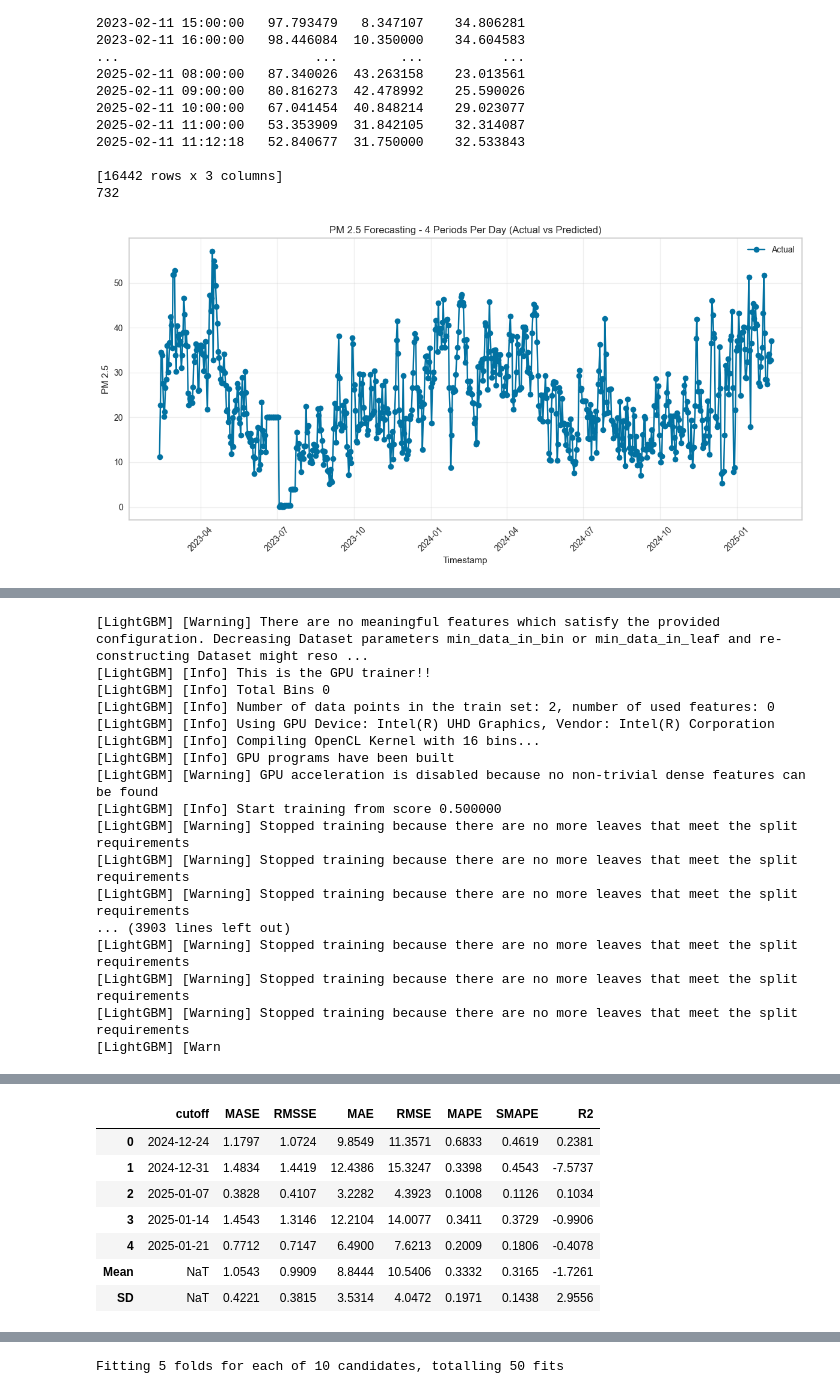
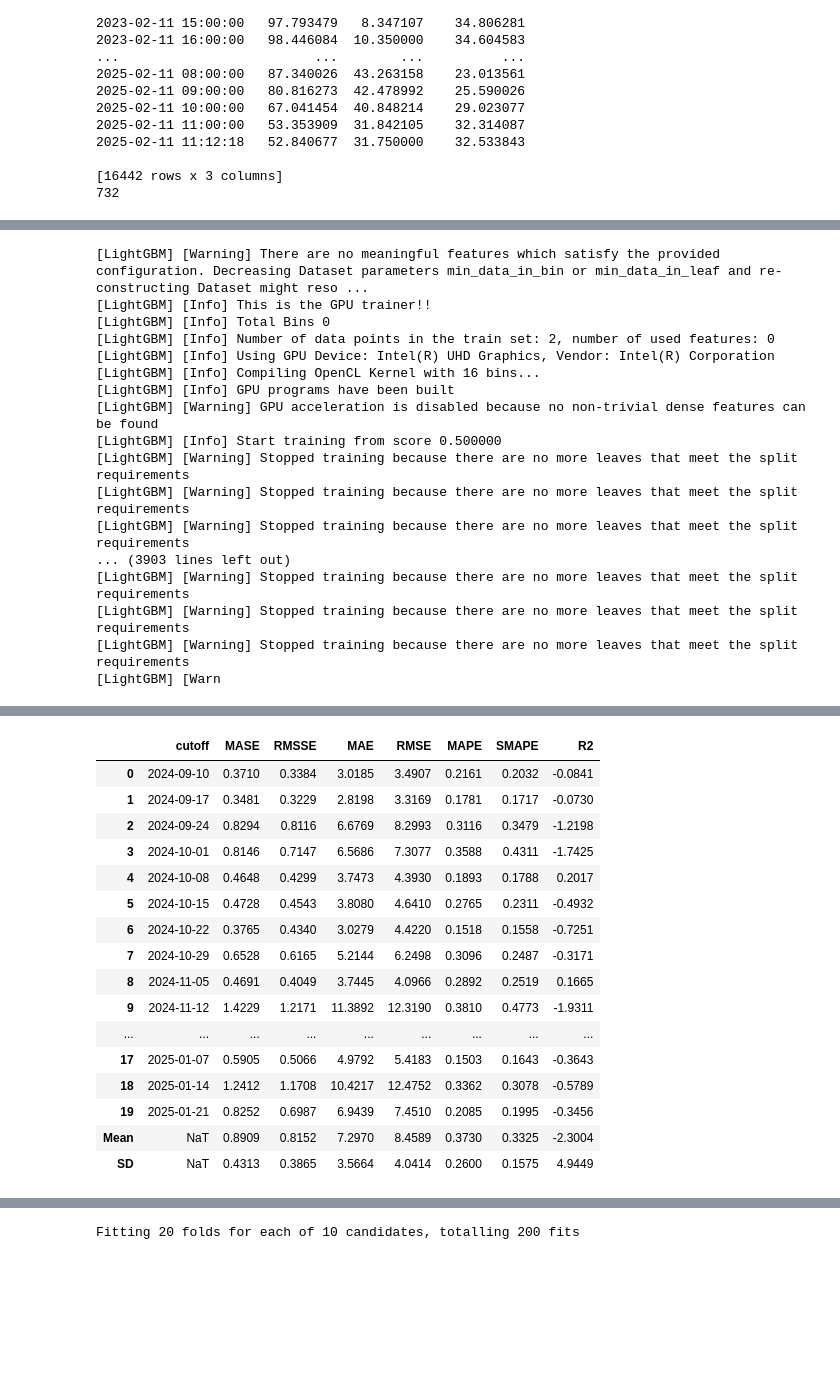
Before and after one commit to Peeranatz/Project_Predic_PM-2.5srk, a Jupyter notebook: test_final.ipynb, the cells around one changed output, grey strips where cells are left out. Drawn from its saved outputs; the diff is of its cells as text; code cells hidden in the pictures; blank space fills up the shorter version.

```diff
--- a/test_final.ipynb
+++ b/test_final.ipynb
@@ -29,7 +29,7 @@ one_year_ago = df.index.max() - pd.DateOffset(years=2) # หาวันที
 df = df[df.index >= one_year_ago]  # กรองข้อมูลที่อยู่ในช่วง 2 ปีล่าสุด
 
 # ลบคอลัมน์ที่ไม่จำเป็นออก
-df.drop(columns=["timezone", "Unnamed: 0", "pm_2_5_sp","location"], inplace=True, errors="ignore")
+df.drop(columns=["timezone", "Unnamed: 0", "pm_2_5_sp"], inplace=True, errors="ignore")
 
 # ลบค่าผิดปกติ (Outliers) โดยใช้ IQR (Interquartile Range)
 Q1 = df["pm_2_5"].quantile(0.25) # หา Q1
@@ -61,10 +61,6 @@ df = df.resample("D").mean().fillna(method="ffill")
 # ทำการ Resample ข้อมูลเป็นรายวันอีกครั้ง
 df = df.resample("D").mean()
 
-# เพิ่ม Fourier Terms สำหรับ Weekly Seasonality
-fourier = Fourier(period=7, order=2) # สร้าง Fourier Object โดยใช้ Period 7 และ Order 2
-fourier_features = fourier.in_sample(df.index) # สร้าง Fourier Features จากข้อมูลที่มีอยู่
-df = pd.concat([df, fourier_features], axis=1) # รวมข้อมูลเข้าด้วยกัน
 df.dropna(inplace=True) # ลบค่าที่หายไป
 
 # เพิ่ม Lag Features สำหรับ Short-Term และ Long-Term
@@ -94,15 +90,13 @@ for window in [2, 3, 5,7,14]:
         df["temperature"].shift(7).rolling(window=window, min_periods=1).std() # สร้าง Rolling Std ของ temperature
     )
 
-# one_year_ago = df.index.max() - pd.DateOffset(years=2)
-# df = df[df.index >= one_year_ago]
 
 # ลบคอลัมน์ 'temperature' และ 'humidity' หลังจากทำการเพิ่ม Feature แล้ว
 df = df.drop(columns=["temperature","humidity"])
 df = df.asfreq("D").fillna(method="bfill")  # ทำการเติมค่าที่หายไปด้วยวิธี Backward Fill
 
 
-# แบ่งข้อมูลสำหรับฝึกและทดสอบ (7 วัน = 28 ช่วง)
+# แบ่งข้อมูลสำหรับฝึกและทดสอบ (7 วัน )
 train = df.iloc[:-7]  # แบ่ง train
 test = df.iloc[-7:]  # แบ่ง test
 
@@ -131,25 +125,6 @@ timestamp
 
 [16442 rows x 3 columns]
 732
-# %%
-plt.figure(figsize=(12, 6)) # กำหนดขนาดของกราฟ
-plt.plot(
-    df["pm_2_5"].index, df["pm_2_5"], label="Actual", marker="o"
-) # แสดงกราฟ PM 2.5 Actual
-
-#  แสดงกราฟ PM 2.5 Forecasting
-plt.title("PM 2.5 Forecasting - 4 Periods Per Day (Actual vs Predicted)") # ตั้งชื่อกราฟ
-plt.xlabel("Timestamp") # ตั้งชื่อแกน X
-plt.ylabel("PM 2.5") # ตั้งชื่อแกน Y
-plt.legend() # แสดงคำอธิบายกราฟ
-plt.grid(True, alpha=0.3) # แสดง Grid ในกราฟ
-
-# เพิ่มการแสดงช่วงเวลาให้ชัดเจนขึ้น
-plt.xticks(rotation=45) # หมุน Label ของแกน X
-plt.tight_layout() # ปรับ Layout ให้เข้ากับกราฟ
-plt.show() # แสดงกราฟ
-# %% [output]
-[figure, removed]
 # %%
 # *** การเตรียมข้อมูลสำหรับการทำ Time Series Forecasting ด้วย Pycaret ***
 
@@ -160,7 +135,7 @@ experiment = setup(
     session_id=123, # ตั้งค่า Random Seed เป็น 123
     use_gpu=True, # ใช้ GPU
     fh=7, # ทำการพยากรณ์ 7 วัน
-    fold=5, # ใช้ 5 Folds
+    fold=20, # ใช้ 20 Folds
     seasonal_period="D", # ตั้งค่า Seasonal Period เป็น Daily
     verbose=True, # แสดง Log ของการทำงาน
 )
@@ -198,29 +173,38 @@ predictions = predict_model(final_arima, X=X_forecast) # *** ทำการพ
 [LightGBM] [Warning] There are no meaningful features which satisfy the provided configuration. Decreasing Dataset parameters min_data_in_bin or min_data_in_leaf and re-constructing Dataset might reso ...
 [LightGBM] [Info] This is the GPU trainer!!
 [LightGBM] [Info] Total Bins 0
 [LightGBM] [Info] Number of data points in the train set: 2, number of used features: 0
 [LightGBM] [Info] Using GPU Device: Intel(R) UHD Graphics, Vendor: Intel(R) Corporation
 [LightGBM] [Info] Compiling OpenCL Kernel with 16 bins...
 [LightGBM] [Info] GPU programs have been built
 [LightGBM] [Warning] GPU acceleration is disabled because no non-trivial dense features can be found
 [LightGBM] [Info] Start training from score 0.500000
 [LightGBM] [Warning] Stopped training because there are no more leaves that meet the split requirements
 [LightGBM] [Warning] Stopped training because there are no more leaves that meet the split requirements
 [LightGBM] [Warning] Stopped training because there are no more leaves that meet the split requirements
 ... (3903 lines left out)
 [LightGBM] [Warning] Stopped training because there are no more leaves that meet the split requirements
 [LightGBM] [Warning] Stopped training because there are no more leaves that meet the split requirements
 [LightGBM] [Warning] Stopped training because there are no more leaves that meet the split requirements
 [LightGBM] [Warn
 [interactive output not drawn]
 |  | cutoff | MASE | RMSSE | MAE | RMSE | MAPE | SMAPE | R2 |
-| 0 | 2024-12-24 | 1.1797 | 1.0724 | 9.8549 | 11.3571 | 0.6833 | 0.4619 | 0.2381 |
-| 1 | 2024-12-31 | 1.4834 | 1.4419 | 12.4386 | 15.3247 | 0.3398 | 0.4543 | -7.5737 |
-| 2 | 2025-01-07 | 0.3828 | 0.4107 | 3.2282 | 4.3923 | 0.1008 | 0.1126 | 0.1034 |
-| 3 | 2025-01-14 | 1.4543 | 1.3146 | 12.2104 | 14.0077 | 0.3411 | 0.3729 | -0.9906 |
-| 4 | 2025-01-21 | 0.7712 | 0.7147 | 6.4900 | 7.6213 | 0.2009 | 0.1806 | -0.4078 |
-| Mean | NaT | 1.0543 | 0.9909 | 8.8444 | 10.5406 | 0.3332 | 0.3165 | -1.7261 |
-| SD | NaT | 0.4221 | 0.3815 | 3.5314 | 4.0472 | 0.1971 | 0.1438 | 2.9556 |
+| 0 | 2024-09-10 | 0.3710 | 0.3384 | 3.0185 | 3.4907 | 0.2161 | 0.2032 | -0.0841 |
+| 1 | 2024-09-17 | 0.3481 | 0.3229 | 2.8198 | 3.3169 | 0.1781 | 0.1717 | -0.0730 |
+| 2 | 2024-09-24 | 0.8294 | 0.8116 | 6.6769 | 8.2993 | 0.3116 | 0.3479 | -1.2198 |
+| 3 | 2024-10-01 | 0.8146 | 0.7147 | 6.5686 | 7.3077 | 0.3588 | 0.4311 | -1.7425 |
+| 4 | 2024-10-08 | 0.4648 | 0.4299 | 3.7473 | 4.3930 | 0.1893 | 0.1788 | 0.2017 |
+| 5 | 2024-10-15 | 0.4728 | 0.4543 | 3.8080 | 4.6410 | 0.2765 | 0.2311 | -0.4932 |
+| 6 | 2024-10-22 | 0.3765 | 0.4340 | 3.0279 | 4.4220 | 0.1518 | 0.1558 | -0.7251 |
+| 7 | 2024-10-29 | 0.6528 | 0.6165 | 5.2144 | 6.2498 | 0.3096 | 0.2487 | -0.3171 |
+| 8 | 2024-11-05 | 0.4691 | 0.4049 | 3.7445 | 4.0966 | 0.2892 | 0.2519 | 0.1665 |
+| 9 | 2024-11-12 | 1.4229 | 1.2171 | 11.3892 | 12.3190 | 0.3810 | 0.4773 | -1.9311 |
+| ... | ... | ... | ... | ... | ... | ... | ... | ... |
+| 17 | 2025-01-07 | 0.5905 | 0.5066 | 4.9792 | 5.4183 | 0.1503 | 0.1643 | -0.3643 |
+| 18 | 2025-01-14 | 1.2412 | 1.1708 | 10.4217 | 12.4752 | 0.3362 | 0.3078 | -0.5789 |
+| 19 | 2025-01-21 | 0.8252 | 0.6987 | 6.9439 | 7.4510 | 0.2085 | 0.1995 | -0.3456 |
+| Mean | NaT | 0.8909 | 0.8152 | 7.2970 | 8.4589 | 0.3730 | 0.3325 | -2.3004 |
+| SD | NaT | 0.4313 | 0.3865 | 3.5664 | 4.0414 | 0.2600 | 0.1575 | 4.9449 |
 [interactive output not drawn]
 [interactive output not drawn]
 |  | cutoff | MASE | RMSSE | MAE | RMSE | MAPE | SMAPE | R2 |
@@ -234,3 +227,3 @@ predictions = predict_model(final_arima, X=X_forecast) # *** ทำการพ
 [interactive output not drawn]
-Fitting 5 folds for each of 10 candidates, totalling 50 fits
+Fitting 20 folds for each of 10 candidates, totalling 200 fits
 [Parallel(n_jobs=-1)]: Using backend LokyBackend with 16 concurrent workers.
```
Also changed, not shown: parts of 4 cells of this notebook.
